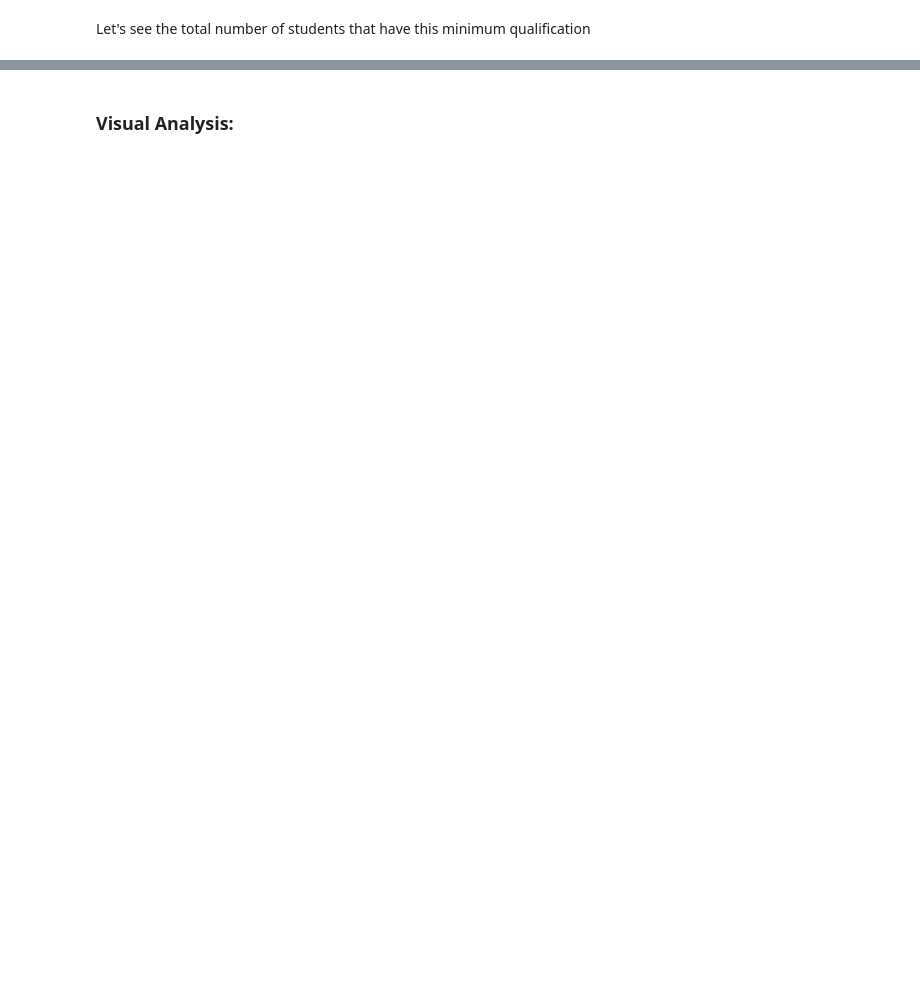
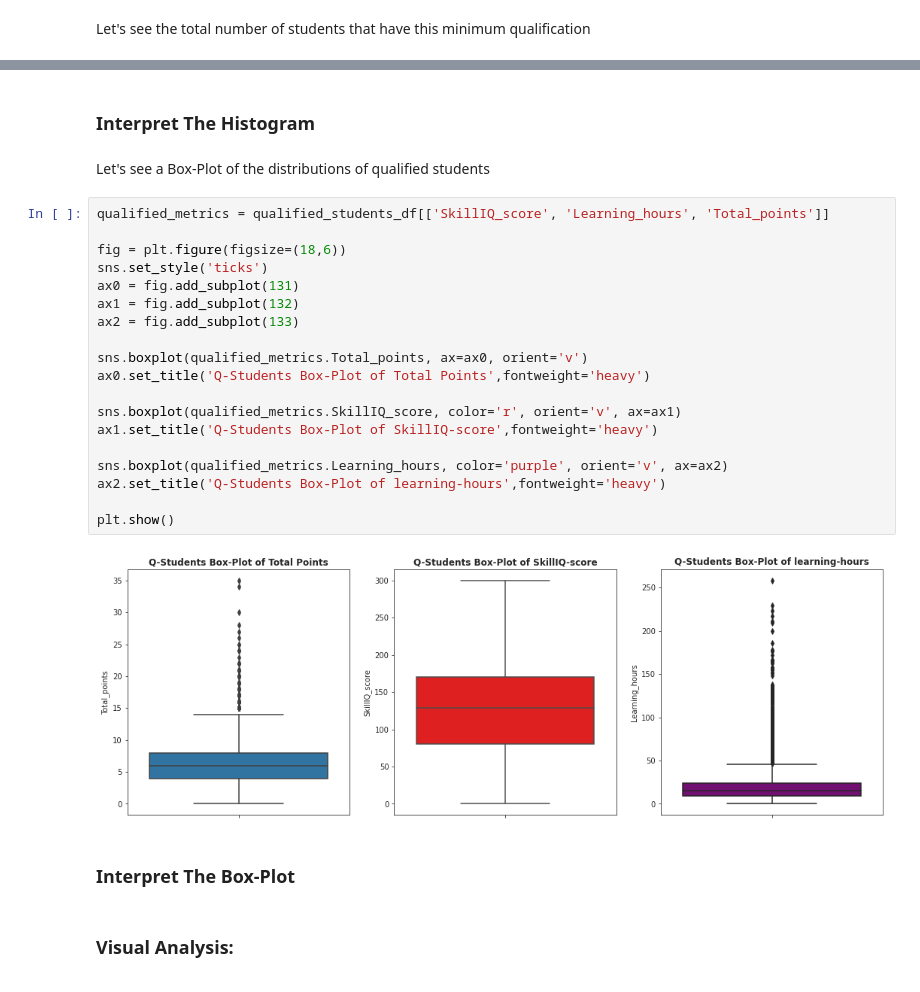
Before and after one commit to Lawrence-Krukrubo/EDA, a Jupyter notebook: gads_wk_6_data.ipynb, the cells around one changed output, grey strips where cells are left out. Drawn from its saved outputs; the diff is of its cells as text; blank space fills up the shorter version.

```diff
--- a/gads_wk_6_data.ipynb
+++ b/gads_wk_6_data.ipynb
@@ -345,2 +357,29 @@ plt.show()
+# %% [markdown]
+<h3>Interpret The Histogram</h3>
+# %% [markdown]
+Let's see a Box-Plot of the distributions of qualified students
+# %%
+qualified_metrics = qualified_students_df[['SkillIQ_score', 'Learning_hours', 'Total_points']]
+
+fig = plt.figure(figsize=(18,6))
+sns.set_style('ticks')
+ax0 = fig.add_subplot(131)
+ax1 = fig.add_subplot(132)
+ax2 = fig.add_subplot(133)
+
+sns.boxplot(qualified_metrics.Total_points, ax=ax0, orient='v')
+ax0.set_title('Q-Students Box-Plot of Total Points',fontweight='heavy')
+
+sns.boxplot(qualified_metrics.SkillIQ_score, color='r', orient='v', ax=ax1)
+ax1.set_title('Q-Students Box-Plot of SkillIQ-score',fontweight='heavy')
+
+sns.boxplot(qualified_metrics.Learning_hours, color='purple', orient='v', ax=ax2)
+ax2.set_title('Q-Students Box-Plot of learning-hours',fontweight='heavy')
+
+plt.show()
+# %% [output]
+[figure, added]
+# %% [markdown]
+<h3>Interpret The Box-Plot</h3>
 # %% [markdown]
 <b><h3>Visual Analysis:</b></h3>
```
Also changed, not shown: parts of 85 cells of this notebook.
